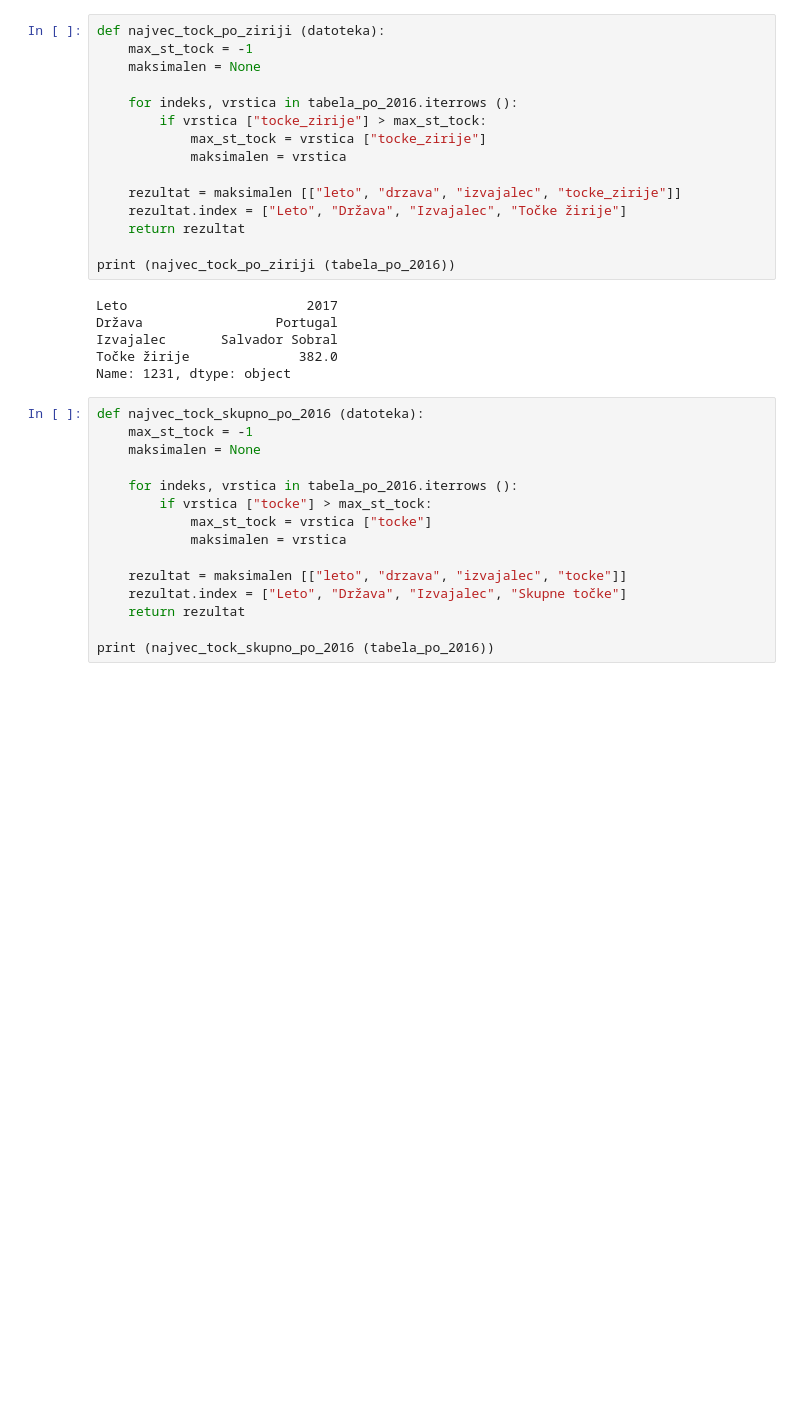
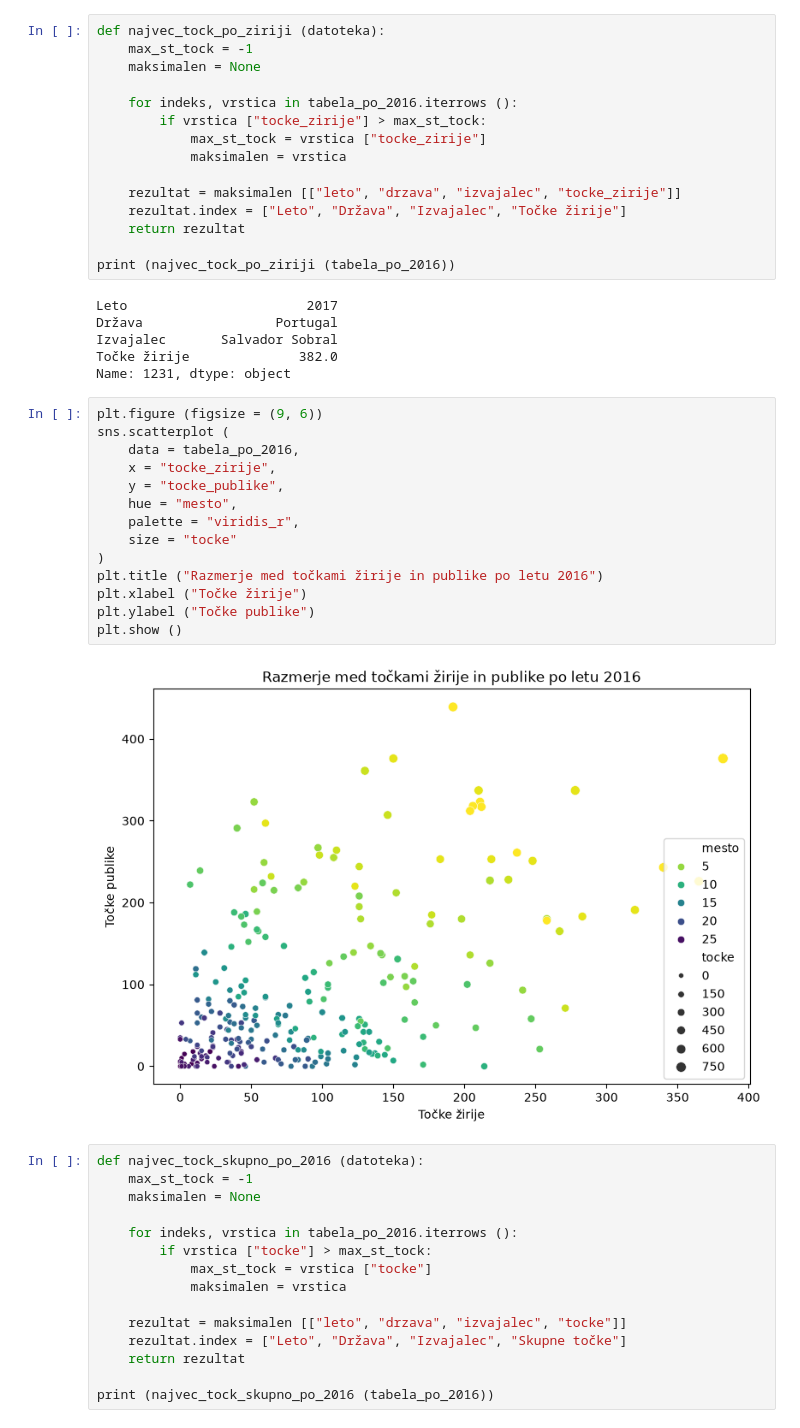
Before and after one commit to mayac69/UVP-projektna, a Jupyter notebook: analiza_evrovizije.ipynb, the cells around one changed output. Drawn from its saved outputs; the diff is of its cells as text; blank space fills up the shorter version.

```diff
--- a/analiza_evrovizije.ipynb
+++ b/analiza_evrovizije.ipynb
@@ -283,6 +295,22 @@ Država                 Portugal
 Izvajalec       Salvador Sobral
 Točke žirije              382.0
 Name: 1231, dtype: object
+# %%
+plt.figure (figsize = (9, 6))
+sns.scatterplot (
+    data = tabela_po_2016,
+    x = "tocke_zirije",
+    y = "tocke_publike",
+    hue = "mesto",
+    palette = "viridis_r",
+    size = "tocke"
+)
+plt.title ("Razmerje med točkami žirije in publike po letu 2016")
+plt.xlabel ("Točke žirije")
+plt.ylabel ("Točke publike")
+plt.show ()
+# %% [output]
+[figure, added]
 # %%
 def najvec_tock_skupno_po_2016 (datoteka):
     max_st_tock = -1
```
Also changed, not shown: parts of 7 cells of this notebook.
